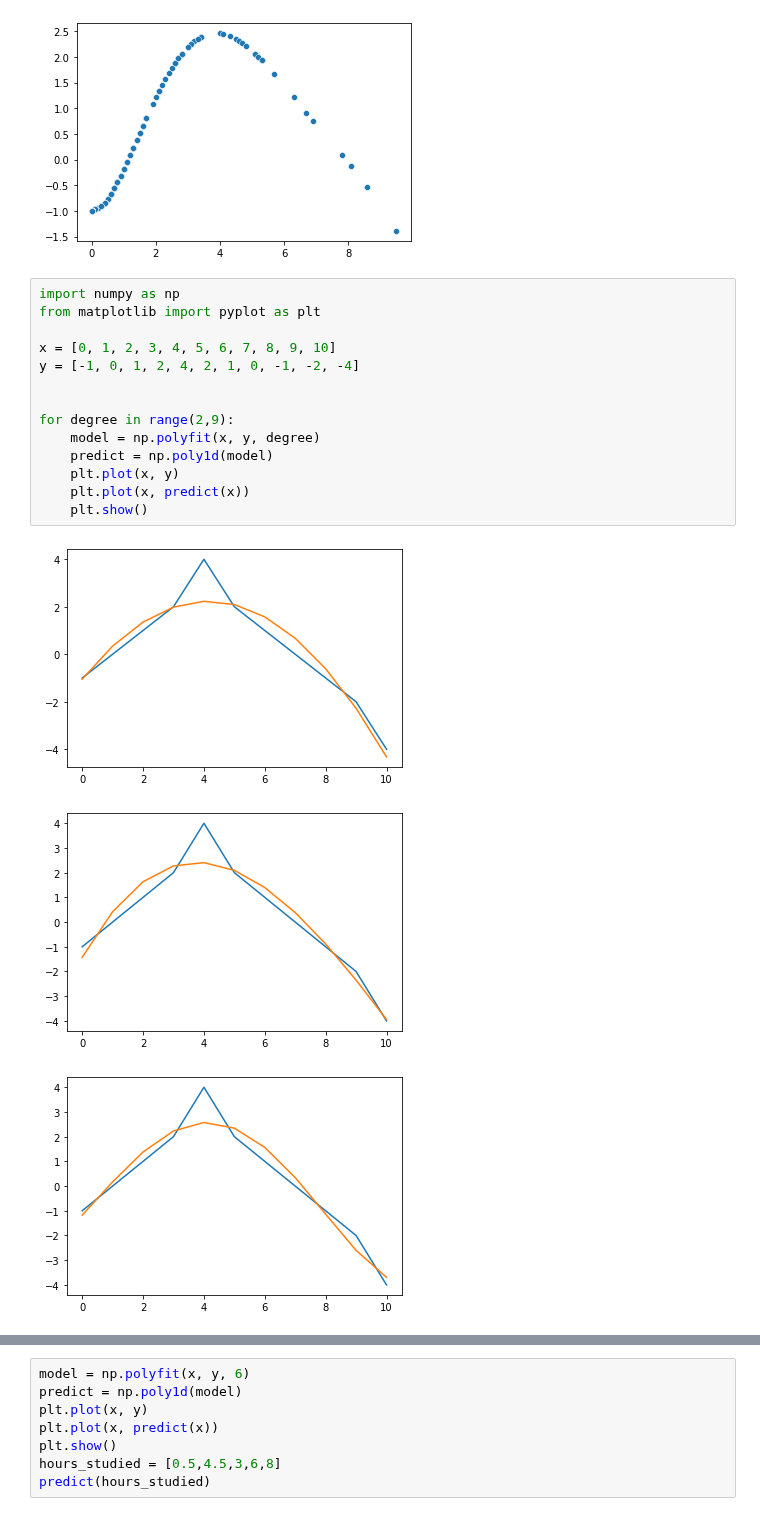
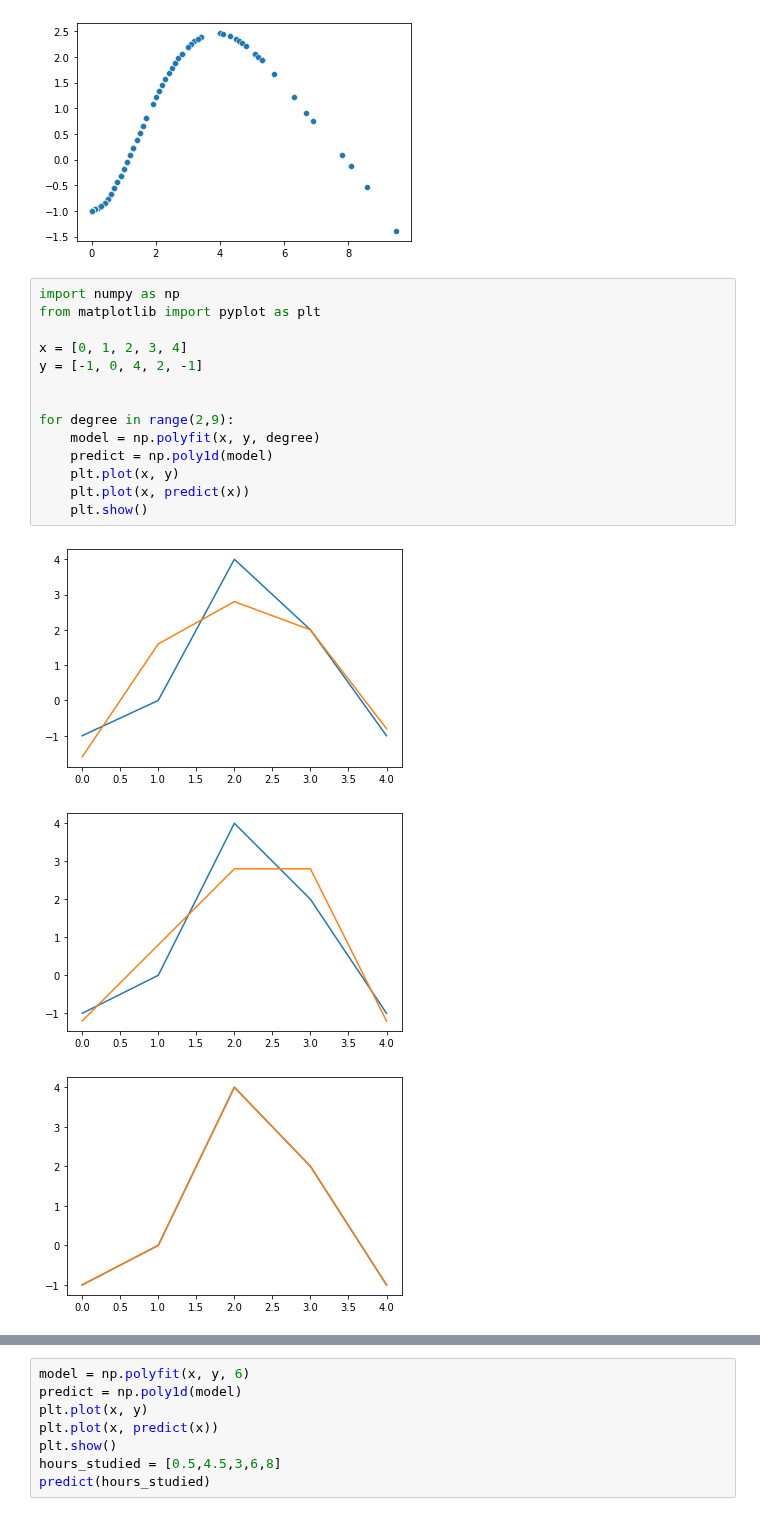
Before and after one commit to chvieira2/livablestreets, a Jupyter notebook: notebooks/Carlos_notebook.ipynb, the cells around one changed output, grey strips where cells are left out. Cells and saved outputs as stored; diff of their text form.

```diff
--- a/notebooks/Carlos_notebook.ipynb
+++ b/notebooks/Carlos_notebook.ipynb
@@ -139,18 +139,18 @@ sns.scatterplot(x=[val/10 for val in list(df_grid['social_life_eating'])], y=con
 # %%
 import numpy as np
 from matplotlib import pyplot as plt
 
-x = [0, 1, 2, 3, 4, 5, 6, 7, 8, 9, 10]
-y = [-1, 0, 1, 2, 4, 2, 1, 0, -1, -2, -4]
+x = [0, 1, 2, 3, 4]
+y = [-1, 0, 4, 2, -1]
 
 
 for degree in range(2,9):
     model = np.polyfit(x, y, degree)
     predict = np.poly1d(model)
     plt.plot(x, y)
     plt.plot(x, predict(x))
     plt.show()
 # %% [output]
-[figure, old version]
+[figure, new version]
-[figure, old version]
+[figure, new version]
-[figure, old version]
+[figure, new version]
```
Also changed, not shown: parts of 1 cell of this notebook, 4 other files.
